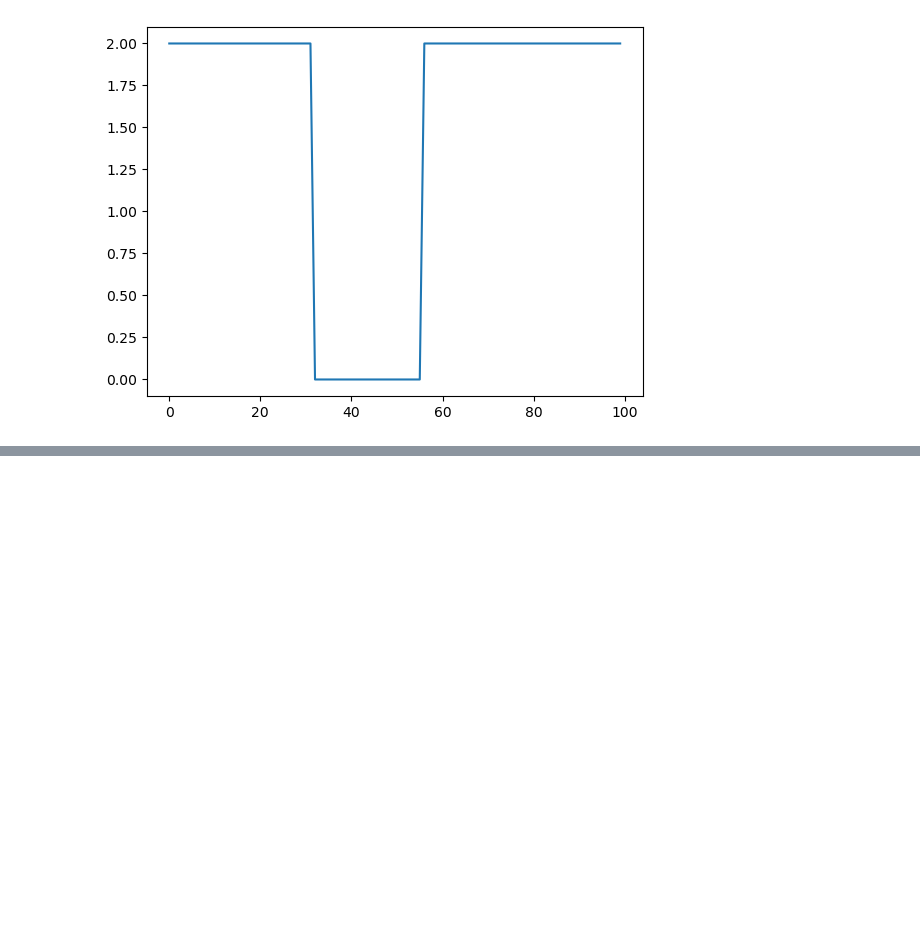
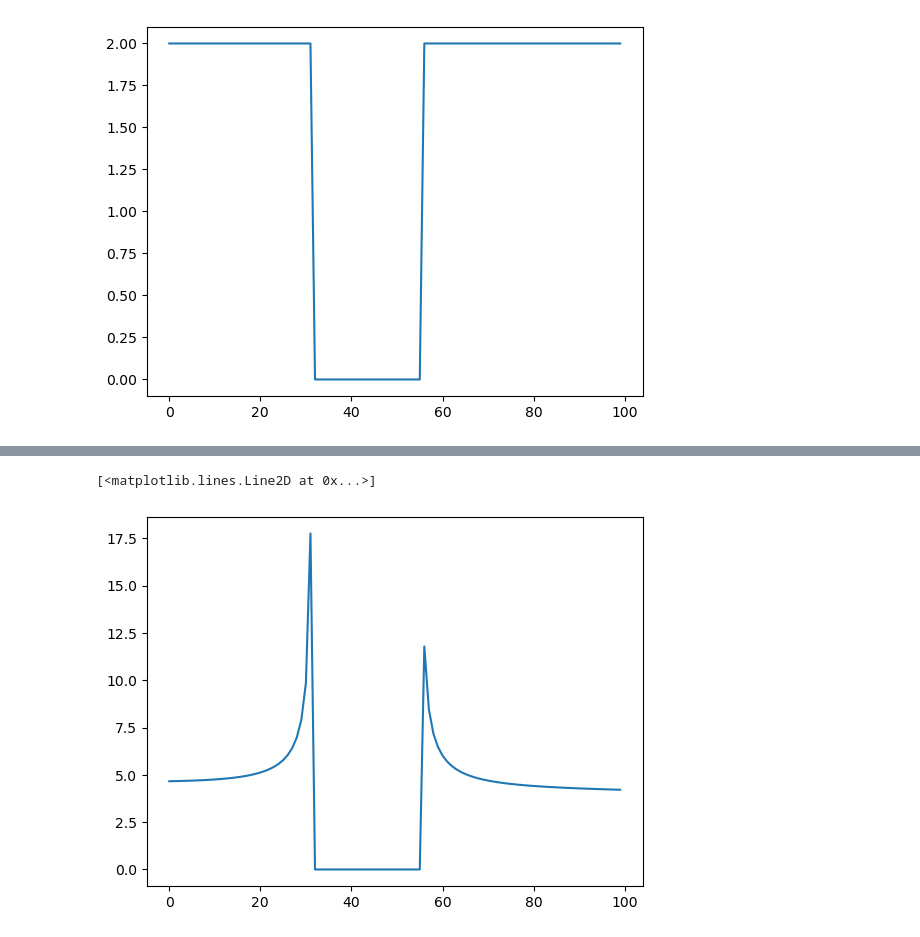
Before and after one commit to vincent-maillou/QuaTrEx, a Jupyter notebook: examples/cp2k/atomic_chain/Untitled-1.ipynb, the cells around one changed output, grey strips where cells are left out. Saved outputs shown, nothing was run; the diff lists cells and outputs as text; code cells hidden in the pictures; blank space fills up the shorter version.

```diff
--- a/examples/cp2k/atomic_chain/Untitled-1.ipynb
+++ b/examples/cp2k/atomic_chain/Untitled-1.ipynb
@@ -12,0 +17,5 @@ plt.plot(T)
+# %%
+plt.plot(dosR)
+# %% [output]
+[<matplotlib.lines.Line2D at 0x...>]
+[figure, added]
```
Also changed, not shown: parts of 2 cells of this notebook, 14 other files.
